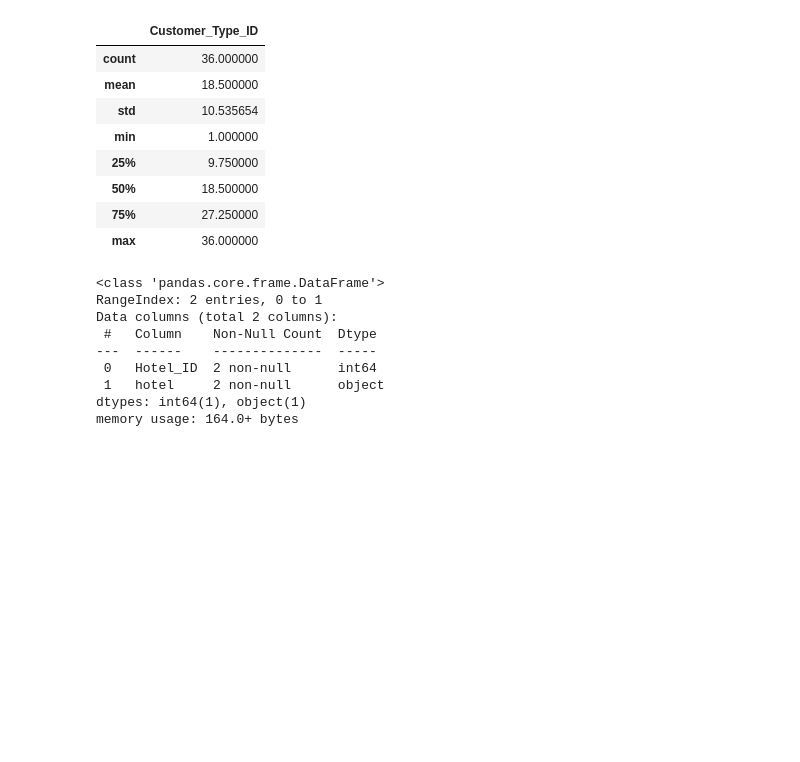
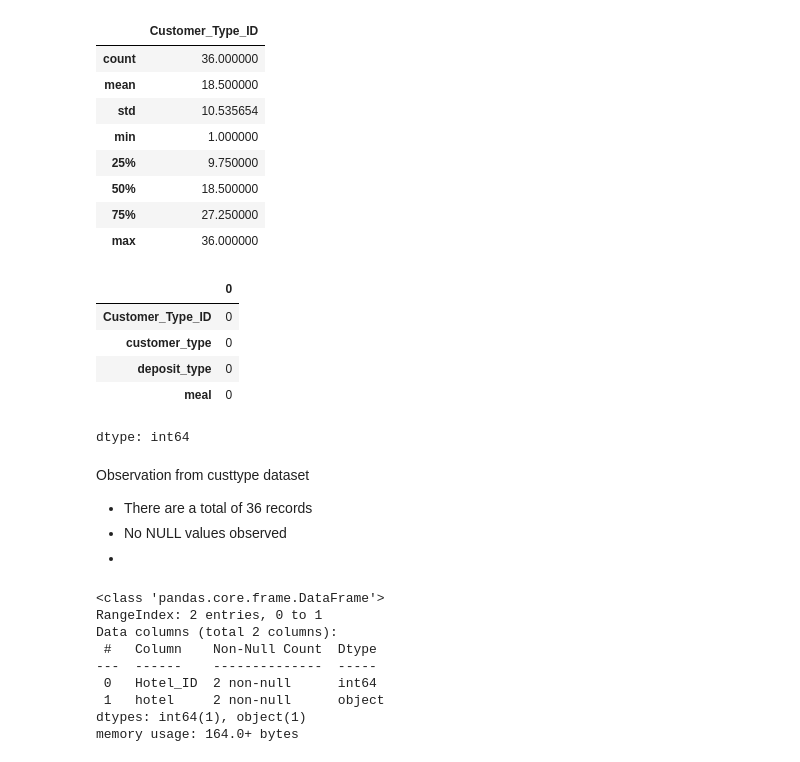
Before and after one commit to elsiejy/Capstone, a Jupyter notebook: Capstone_Hotel_Bookings.ipynb, the cells around one changed output. Drawn from its saved outputs; the diff is of its cells as text; code cells hidden in the pictures; blank space fills up the shorter version.

```diff
--- a/Capstone_Hotel_Bookings.ipynb
+++ b/Capstone_Hotel_Bookings.ipynb
@@ -71,9 +101,9 @@ None
 # %%
 # load dataset2: customertype.csv
-df_cust = pd.read_csv('https://raw.githubusercontent.com/elsiejy/Capstone/refs/heads/main/CustomerTypes.csv')
-display(df_cust.info())
-display(df_cust.head())
-display(df_cust.describe())
+custtype = pd.read_csv('https://raw.githubusercontent.com/elsiejy/Capstone/refs/heads/main/CustomerTypes.csv')
+display(custtype.info())
+display(custtype.head())
+display(custtype.describe())
 # %% [output]
 <class 'pandas.core.frame.DataFrame'>
 RangeIndex: 36 entries, 0 to 35
@@ -102,5 +132,21 @@ None
 | 50% | 18.500000 |
 | 75% | 27.250000 |
 | max | 36.000000 |
+# %%
+# print the number of null values in each column in custtype
+custtype.isnull().sum()
+# %% [output]
+|  | 0 |
+| Customer_Type_ID | 0 |
+| customer_type | 0 |
+| deposit_type | 0 |
+| meal | 0 |
+dtype: int64
+# %% [markdown]
+Observation from custtype dataset
+
+- There are a total of 36 records
+- No NULL values observed
+-
 # %%
 # load dataset3: hotel.csv
```
Also changed, not shown: parts of 10 cells of this notebook.
